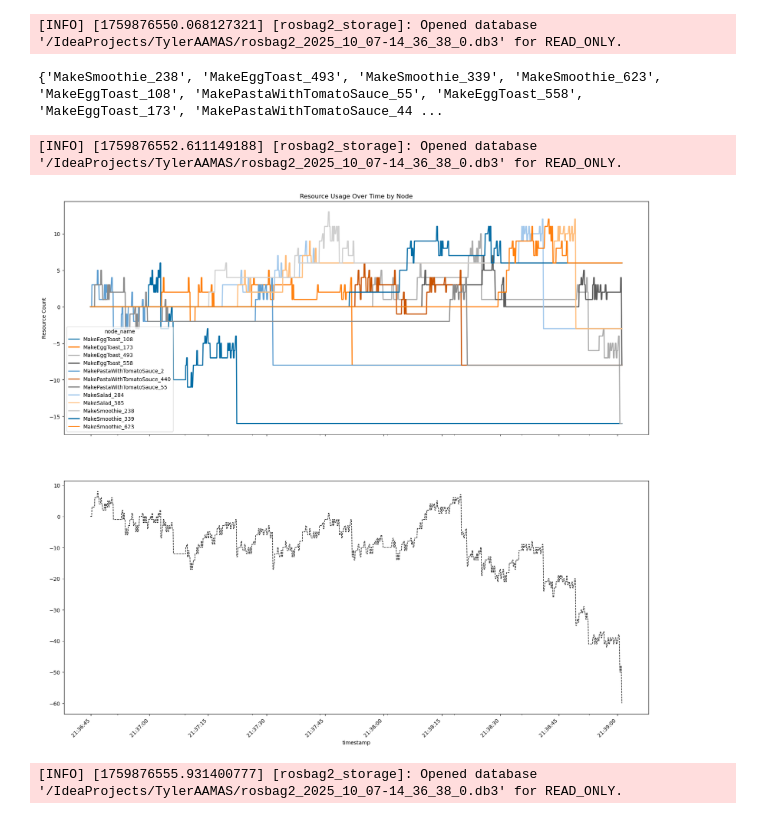
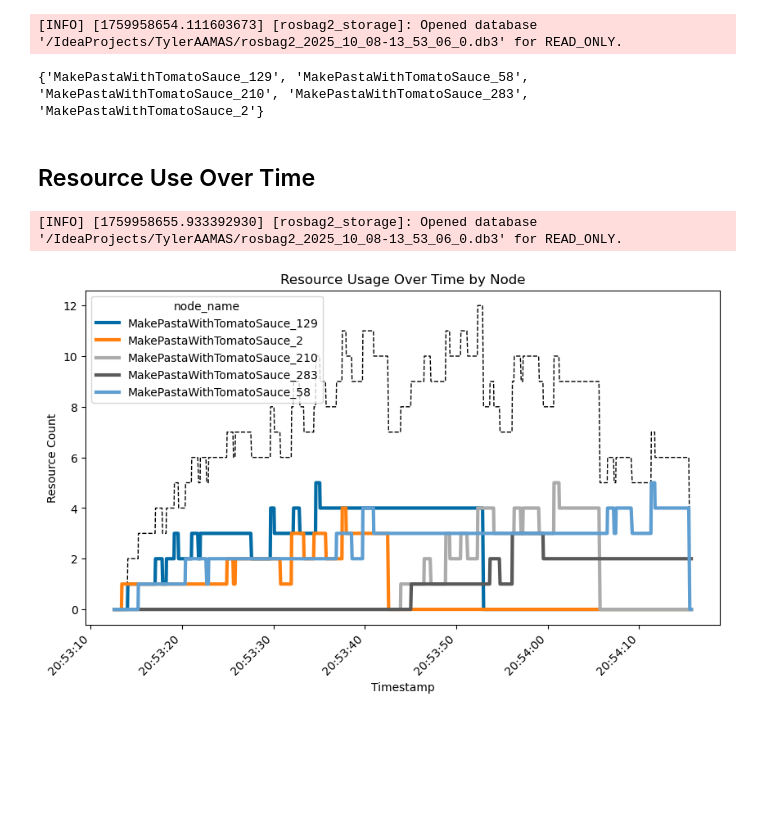
Before and after one commit to tylerjohnbecker/dhtt_base, a Jupyter notebook: experiment/plot.ipynb, the cells around one changed output. Drawn from its saved outputs; the diff is of its cells as text; code cells hidden in the pictures; blank space fills up the shorter version.

```diff
--- a/experiment/plot.ipynb
+++ b/experiment/plot.ipynb
@@ -6,6 +10,6 @@ import pandas as pd
 import bagToCSV
 # %%
-bag_path: str = '/IdeaProjects/TylerAAMAS/rosbag2_2025_10_07-14_36_38_0.db3'
+bag_path: str = '/IdeaProjects/TylerAAMAS/rosbag2_2025_10_08-13_53_06_0.db3'
 _message_gen = bagToCSV.get_message_generator(bag_path)
 _foo_generator = bagToCSV.filter_status_by_node_names(_message_gen, {})
 set_of_nodes: set[str] = set()
@@ -15,11 +19,13 @@ for msg in _foo_generator:
 print(set_of_nodes)
 
 # see bagToCSV.ReducedNodeMsg
-_message_gen = bagToCSV.get_message_generator(bag_path) # reset the stream
+_message_gen = bagToCSV.get_message_generator(bag_path)  # reset the stream
 my_dataset_generator = bagToCSV.filter_status_by_node_names(_message_gen, set_of_nodes)
 # %% [output]
-[INFO] [1759876550.068127321] [rosbag2_storage]: Opened database '/IdeaProjects/TylerAAMAS/rosbag2_2025_10_07-14_36_38_0.db3' for READ_ONLY.
+[INFO] [1759958654.111603673] [rosbag2_storage]: Opened database '/IdeaProjects/TylerAAMAS/rosbag2_2025_10_08-13_53_06_0.db3' for READ_ONLY.
-{'MakeSmoothie_238', 'MakeEggToast_493', 'MakeSmoothie_339', 'MakeSmoothie_623', 'MakeEggToast_108', 'MakePastaWithTomatoSauce_55', 'MakeEggToast_558', 'MakeEggToast_173', 'MakePastaWithTomatoSauce_44 ...
+{'MakePastaWithTomatoSauce_129', 'MakePastaWithTomatoSauce_58', 'MakePastaWithTomatoSauce_210', 'MakePastaWithTomatoSauce_283', 'MakePastaWithTomatoSauce_2'}
+# %% [markdown]
+## Resource Use Over Time
 # %%
 ################ Chatbot special ################
 data = ((x.id, x.timestamp, x.node_name, x.num_resources) for x in my_dataset_generator)
@@ -34,24 +40,24 @@ df = df.sort_values(by=["timestamp", "node_name"])
 df_pivot = df.pivot_table(index="timestamp", columns="node_name", values="counter", aggfunc="last")
 df_pivot = df_pivot.ffill().fillna(0)
 # %% [output]
-[INFO] [1759876552.611149188] [rosbag2_storage]: Opened database '/IdeaProjects/TylerAAMAS/rosbag2_2025_10_07-14_36_38_0.db3' for READ_ONLY.
+[INFO] [1759958655.933392930] [rosbag2_storage]: Opened database '/IdeaProjects/TylerAAMAS/rosbag2_2025_10_08-13_53_06_0.db3' for READ_ONLY.
 # %%
 # Plot stacked bar chart
 plt.style.use('tableau-colorblind10')
-fig, (ax, ax1) = plt.subplots(2, 1, figsize=(20, 20), sharex=True)
-# fig, ax = plt.subplots(figsize=(10, 6))
+# fig, (ax, ax1) = plt.subplots(2, 1, figsize=(20, 20), sharex=True)
+fig, ax = plt.subplots(figsize=(10, 6))
 
 # looks better when the solid lines go over the dashed line and are thicker
 df_pivot.sum(axis=1).plot(style='--', label='Total', linewidth=1, color='black')
-df_pivot.plot(kind="line", stacked=False, ax=ax, linewidth=2)
+df_pivot.plot(kind="line", stacked=False, ax=ax, linewidth=3)
 
 # Set labels and title
 ax.set_title("Resource Usage Over Time by Node")
 ax.set_xlabel("Timestamp")
 ax.set_ylabel("Resource Count")
 plt.xticks(rotation=45)
 # plt.tight_layout()
-# plt.savefig("foo.png")
+plt.savefig("foo.png")
 plt.show()
 # %% [output]
-[figure, old version]
+[figure, new version]
@@ -62,14 +63,0 @@ my_dataset_generator = bagToCSV.filter_status_by_node_names(_message_gen, set_of
-# %%
-data = ((x.id, x.timestamp, x.node_name, x.activation_potential) for x in my_dataset_generator)
-
-# Convert to DataFrame
-df = pd.DataFrame(data, columns=["id", "timestamp", "node_name", "activation"])
-
-# Sort by timestamp and node
-df = df.sort_values(by=["timestamp", "node_name"])
-
-# Pivot the data with forward fill to handle missing values
-df_pivot = df.pivot_table(index="timestamp", columns="node_name", values="activation", aggfunc="last")
-df_pivot = df_pivot.ffill().fillna(0)
-# %% [output]
-[INFO] [1759876555.931400777] [rosbag2_storage]: Opened database '/IdeaProjects/TylerAAMAS/rosbag2_2025_10_07-14_36_38_0.db3' for READ_ONLY.
```
Also changed, not shown: parts of 20 cells of this notebook, 1 other file.
